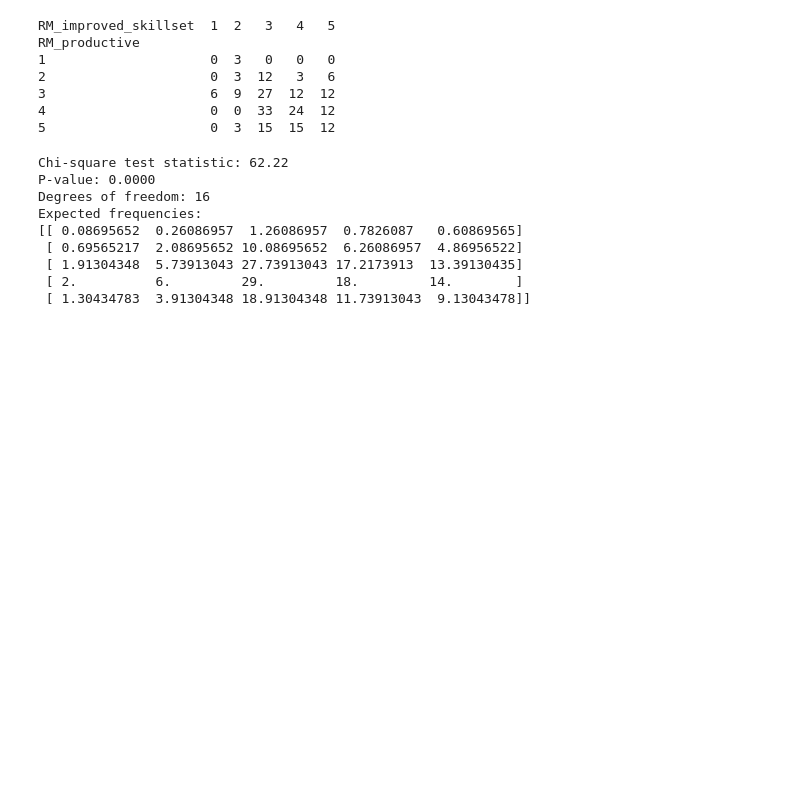
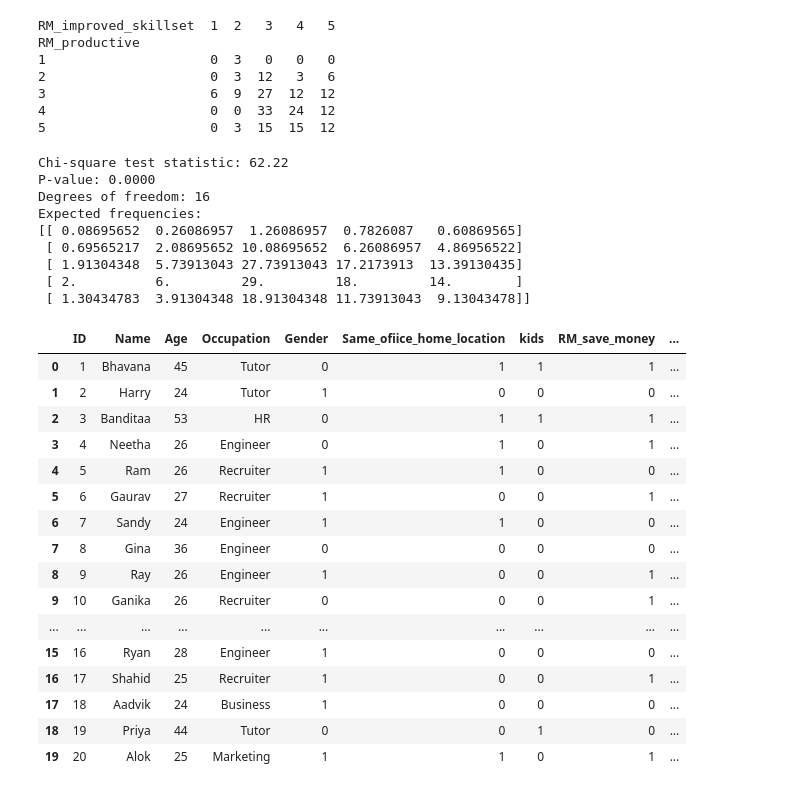
Before and after one commit to sinchana-hathwar/WFH_vs_WFO, a Jupyter notebook: wfh_vs_wfo.ipynb, the cells around one changed output. Drawn from its saved outputs; the diff is of its cells as text; code cells hidden in the pictures; blank space fills up the shorter version.

```diff
--- a/wfh_vs_wfo.ipynb
+++ b/wfh_vs_wfo.ipynb
@@ -360,3 +351,23 @@ Expected frequencies:
  [ 1.91304348  5.73913043 27.73913043 17.2173913  13.39130435]
  [ 2.          6.         29.         18.         14.        ]
  [ 1.30434783  3.91304348 18.91304348 11.73913043  9.13043478]]
+# %%
+data.head(20)
+# %% [output]
+|  | ID | Name | Age | Occupation | Gender | Same_ofiice_home_location | kids | RM_save_money | ... |
+| 0 | 1 | Bhavana | 45 | Tutor | 0 | 1 | 1 | 1 | ... |
+| 1 | 2 | Harry | 24 | Tutor | 1 | 0 | 0 | 0 | ... |
+| 2 | 3 | Banditaa | 53 | HR | 0 | 1 | 1 | 1 | ... |
+| 3 | 4 | Neetha | 26 | Engineer | 0 | 1 | 0 | 1 | ... |
+| 4 | 5 | Ram | 26 | Recruiter | 1 | 1 | 0 | 0 | ... |
+| 5 | 6 | Gaurav | 27 | Recruiter | 1 | 0 | 0 | 1 | ... |
+| 6 | 7 | Sandy | 24 | Engineer | 1 | 1 | 0 | 0 | ... |
+| 7 | 8 | Gina | 36 | Engineer | 0 | 0 | 0 | 0 | ... |
+| 8 | 9 | Ray | 26 | Engineer | 1 | 0 | 0 | 1 | ... |
+| 9 | 10 | Ganika | 26 | Recruiter | 0 | 0 | 0 | 1 | ... |
+| ... | ... | ... | ... | ... | ... | ... | ... | ... | ... |
+| 15 | 16 | Ryan | 28 | Engineer | 1 | 0 | 0 | 0 | ... |
+| 16 | 17 | Shahid | 25 | Recruiter | 1 | 0 | 0 | 1 | ... |
+| 17 | 18 | Aadvik | 24 | Business | 1 | 0 | 0 | 0 | ... |
+| 18 | 19 | Priya | 44 | Tutor | 0 | 0 | 1 | 0 | ... |
+| 19 | 20 | Alok | 25 | Marketing | 1 | 1 | 0 | 1 | ... |
```
Also changed, not shown: parts of 19 cells of this notebook.
